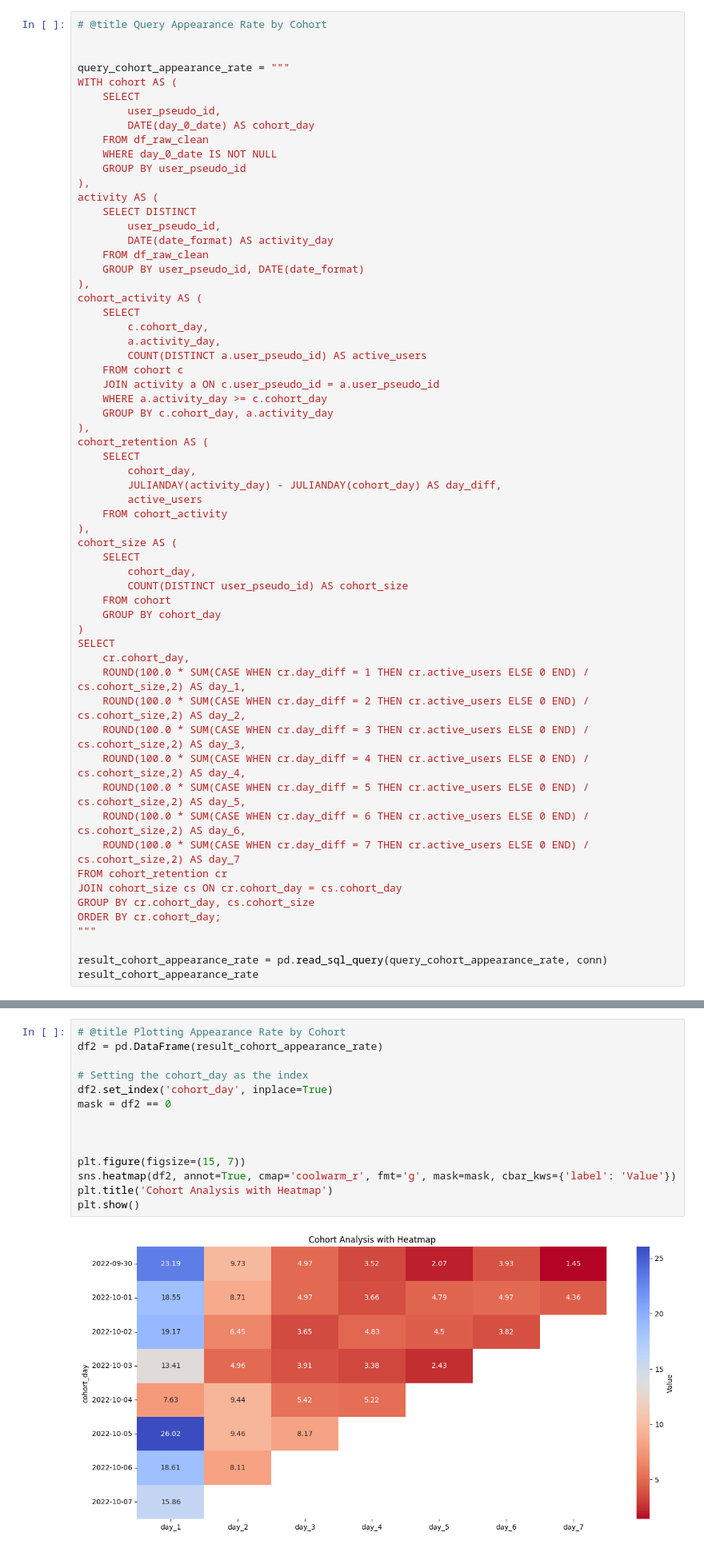
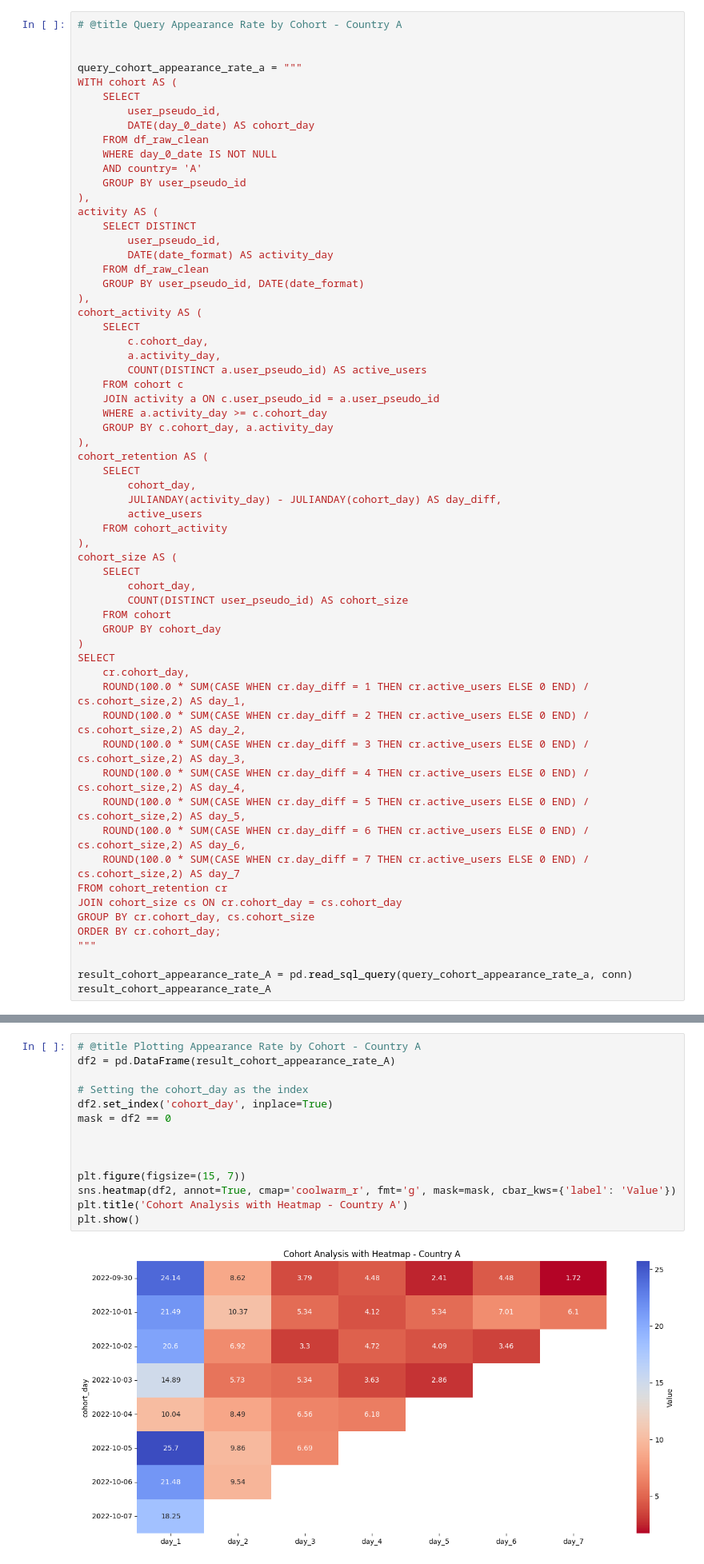
Before and after one commit to ehpower/FrogApp, a Jupyter notebook: Frog_App.ipynb, the cells around one changed output, grey strips where cells are left out. Shown: that part at 80% size. Drawn from its saved outputs; the diff is of its cells as text.

```diff
--- a/Frog_App.ipynb
+++ b/Frog_App.ipynb
@@ -509,16 +641,17 @@ plt.show()
 # %% [output]
 [figure]
 # %%
-# @title Query Appearance Rate by Cohort
+# @title Query Appearance Rate by Cohort - Country A
 
 
-query_cohort_appearance_rate = """
+query_cohort_appearance_rate_a = """
 WITH cohort AS (
     SELECT
         user_pseudo_id,
         DATE(day_0_date) AS cohort_day
     FROM df_raw_clean
     WHERE day_0_date IS NOT NULL
+    AND country= 'A'
     GROUP BY user_pseudo_id
 ),
 activity AS (
@@ -567,7 +700,7 @@ GROUP BY cr.cohort_day, cs.cohort_size
 ORDER BY cr.cohort_day;
 """
 
-result_cohort_appearance_rate = pd.read_sql_query(query_cohort_appearance_rate, conn)
-result_cohort_appearance_rate
+result_cohort_appearance_rate_A = pd.read_sql_query(query_cohort_appearance_rate_a, conn)
+result_cohort_appearance_rate_A
 # %% [output]
 |  | cohort_day | day_1 | day_2 | day_3 | day_4 | day_5 | day_6 | day_7 |
@@ -582,16 +787,16 @@ result_cohort_appearance_rate
 # %%
-# @title Plotting Appearance Rate by Cohort
-df2 = pd.DataFrame(result_cohort_appearance_rate)
+# @title Plotting Appearance Rate by Cohort - Country A
+df2 = pd.DataFrame(result_cohort_appearance_rate_A)
 
 # Setting the cohort_day as the index
 df2.set_index('cohort_day', inplace=True)
 mask = df2 == 0
 
 
 
 plt.figure(figsize=(15, 7))
 sns.heatmap(df2, annot=True, cmap='coolwarm_r', fmt='g', mask=mask, cbar_kws={'label': 'Value'})
-plt.title('Cohort Analysis with Heatmap')
+plt.title('Cohort Analysis with Heatmap - Country A')
 plt.show()
 # %% [output]
-[figure, old version]
+[figure, new version]
```
Also changed, not shown: parts of 12 cells of this notebook.
